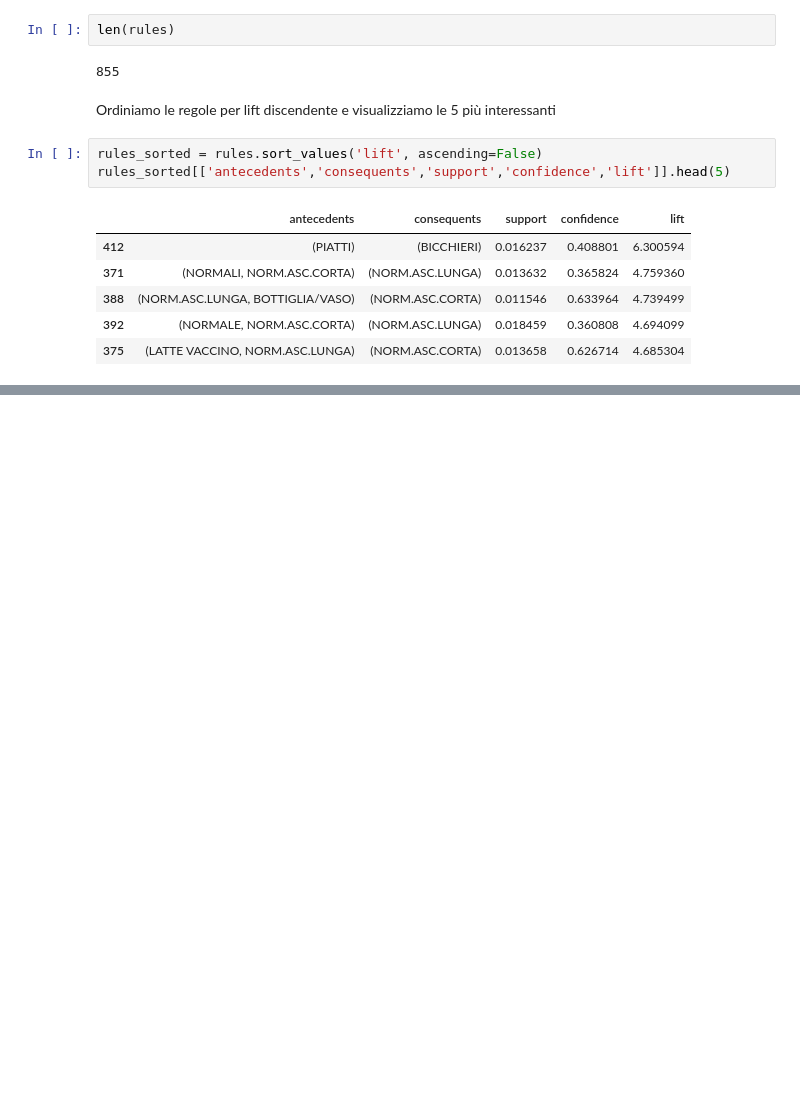
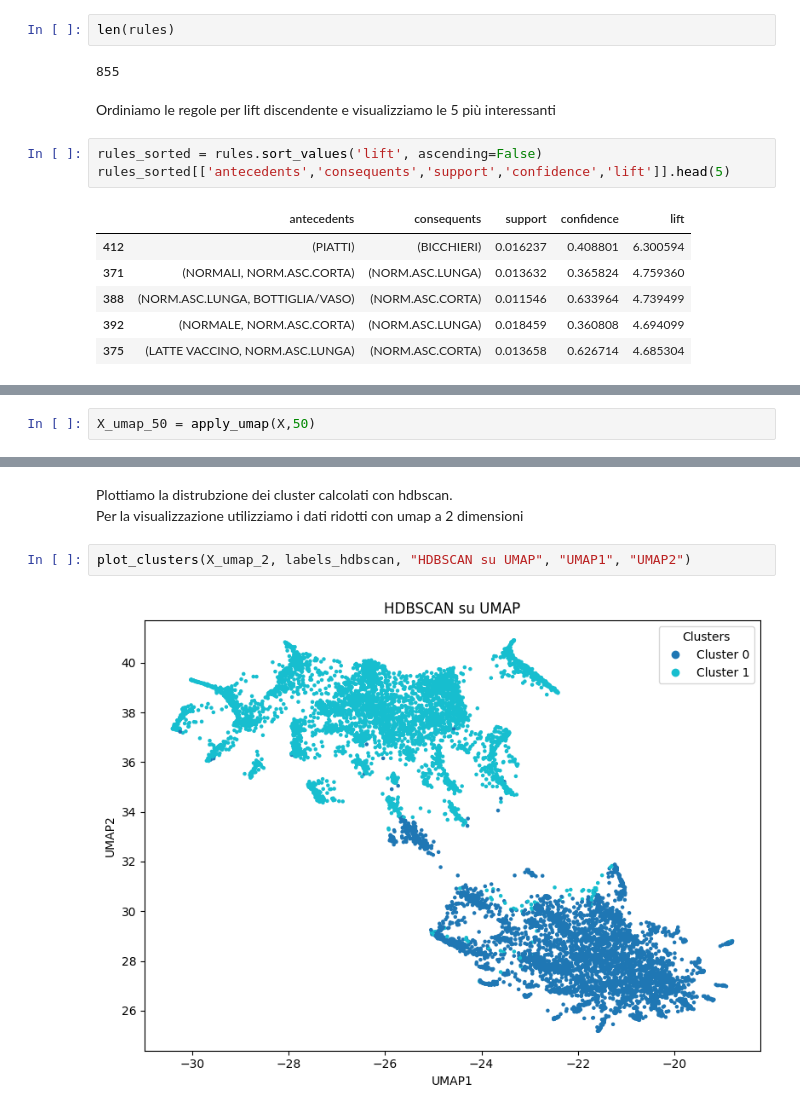
Before and after one commit to GiovanniTorrisi28/IDM_2025, a Jupyter notebook: first_classwork/notebooks/main.ipynb, the cells around one changed output, grey strips where cells are left out. Drawn from its saved outputs; the diff is of its cells as text; blank space fills up the shorter version.

```diff
--- a/first_classwork/notebooks/main.ipynb
+++ b/first_classwork/notebooks/main.ipynb
@@ -208,0 +257,2 @@ rules_sorted[['antecedents','consequents','support','confidence','lift']].head(5
+# %%
+X_umap_50 = apply_umap(X,50)
@@ -208,0 +279,7 @@ rules_sorted[['antecedents','consequents','support','confidence','lift']].head(5
+# %% [markdown]
+Plottiamo la distrubzione dei cluster calcolati con hdbscan.
+Per la visualizzazione utilizziamo i dati ridotti con umap a 2 dimensioni
+# %%
+plot_clusters(X_umap_2, labels_hdbscan, "HDBSCAN su UMAP", "UMAP1", "UMAP2")
+# %% [output]
+[figure, added]
```
Also changed, not shown: parts of 37 cells of this notebook, 1 other file.
